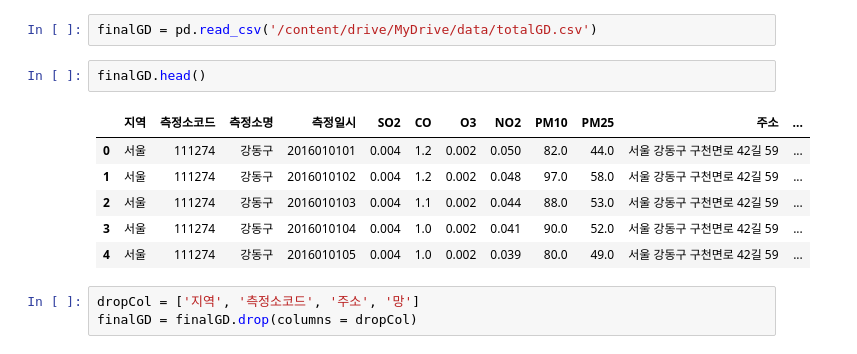
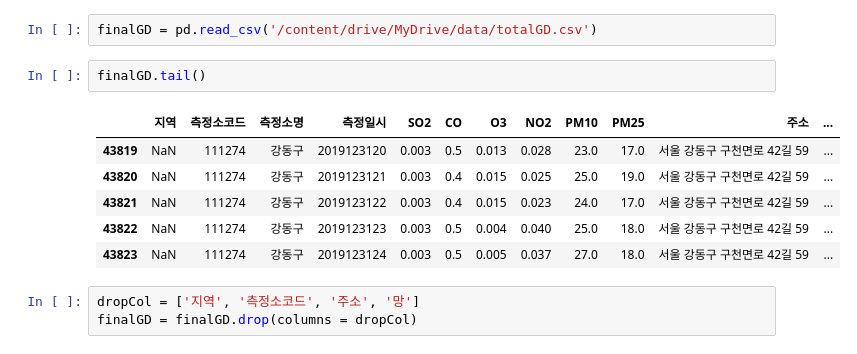
Before and after one commit to yongjuncho123/dust, a Jupyter notebook: Dust_Job02_EDA_ipynb.ipynb, the cells around one changed output. Drawn from its saved outputs; the diff is of its cells as text.

```diff
--- a/Dust_Job02_EDA_ipynb.ipynb
+++ b/Dust_Job02_EDA_ipynb.ipynb
@@ -13,14 +13,14 @@ Mounted at /content/drive
 # %%
 finalGD = pd.read_csv('/content/drive/MyDrive/data/totalGD.csv')
 # %%
-finalGD.head()
+finalGD.tail()
 # %% [output]
 |  | 지역 | 측정소코드 | 측정소명 | 측정일시 | SO2 | CO | O3 | NO2 | PM10 | PM25 | 주소 | ... |
-| 0 | 서울 | 111274 | 강동구 | 2016010101 | 0.004 | 1.2 | 0.002 | 0.050 | 82.0 | 44.0 | 서울 강동구 구천면로 42길 59 | ... |
-| 1 | 서울 | 111274 | 강동구 | 2016010102 | 0.004 | 1.2 | 0.002 | 0.048 | 97.0 | 58.0 | 서울 강동구 구천면로 42길 59 | ... |
-| 2 | 서울 | 111274 | 강동구 | 2016010103 | 0.004 | 1.1 | 0.002 | 0.044 | 88.0 | 53.0 | 서울 강동구 구천면로 42길 59 | ... |
-| 3 | 서울 | 111274 | 강동구 | 2016010104 | 0.004 | 1.0 | 0.002 | 0.041 | 90.0 | 52.0 | 서울 강동구 구천면로 42길 59 | ... |
-| 4 | 서울 | 111274 | 강동구 | 2016010105 | 0.004 | 1.0 | 0.002 | 0.039 | 80.0 | 49.0 | 서울 강동구 구천면로 42길 59 | ... |
+| 43819 | NaN | 111274 | 강동구 | 2019123120 | 0.003 | 0.5 | 0.013 | 0.028 | 23.0 | 17.0 | 서울 강동구 구천면로 42길 59 | ... |
+| 43820 | NaN | 111274 | 강동구 | 2019123121 | 0.003 | 0.4 | 0.015 | 0.025 | 25.0 | 19.0 | 서울 강동구 구천면로 42길 59 | ... |
+| 43821 | NaN | 111274 | 강동구 | 2019123122 | 0.003 | 0.4 | 0.015 | 0.023 | 24.0 | 17.0 | 서울 강동구 구천면로 42길 59 | ... |
+| 43822 | NaN | 111274 | 강동구 | 2019123123 | 0.003 | 0.5 | 0.004 | 0.040 | 25.0 | 18.0 | 서울 강동구 구천면로 42길 59 | ... |
+| 43823 | NaN | 111274 | 강동구 | 2019123124 | 0.003 | 0.5 | 0.005 | 0.037 | 27.0 | 18.0 | 서울 강동구 구천면로 42길 59 | ... |
 # %%
 dropCol = ['지역', '측정소코드', '주소', '망']
 finalGD = finalGD.drop(columns = dropCol)
```
Also changed, not shown: parts of 8 cells of this notebook.
